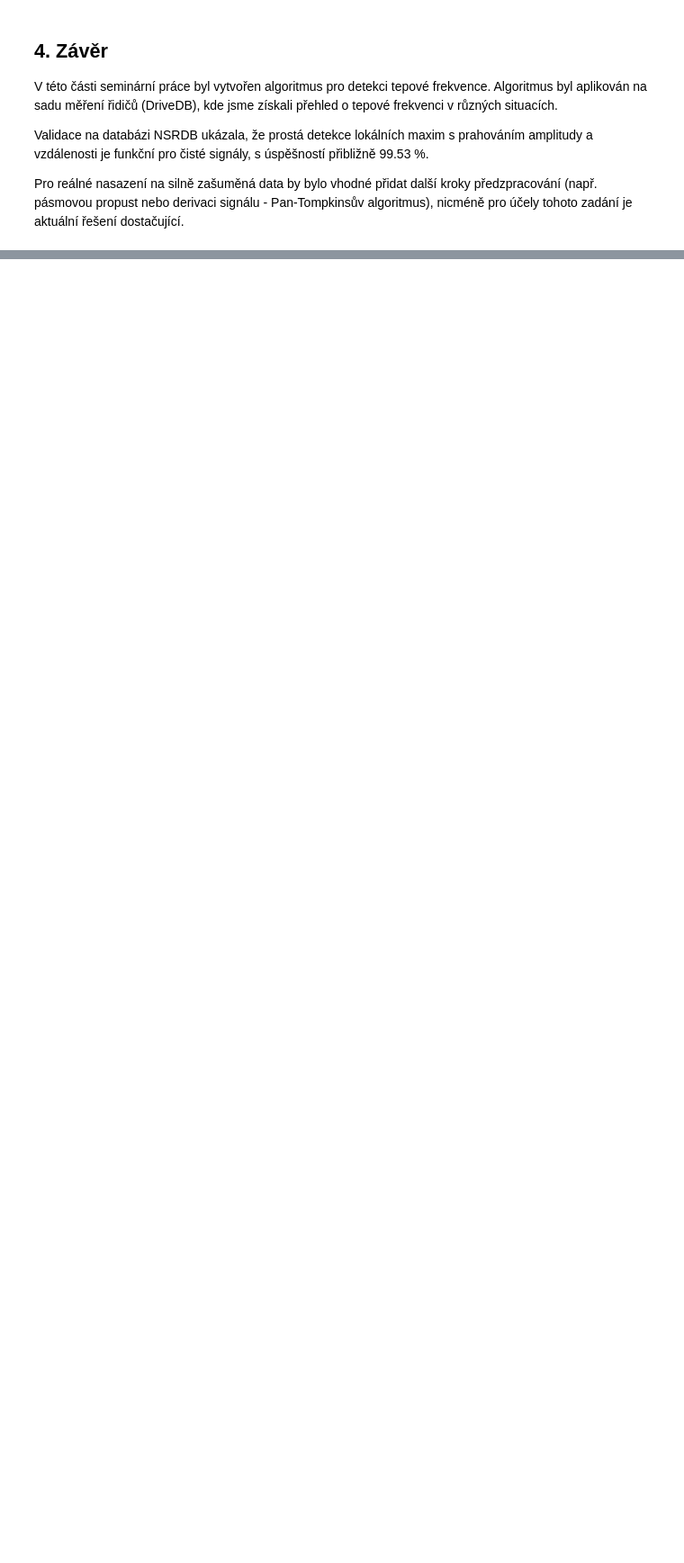
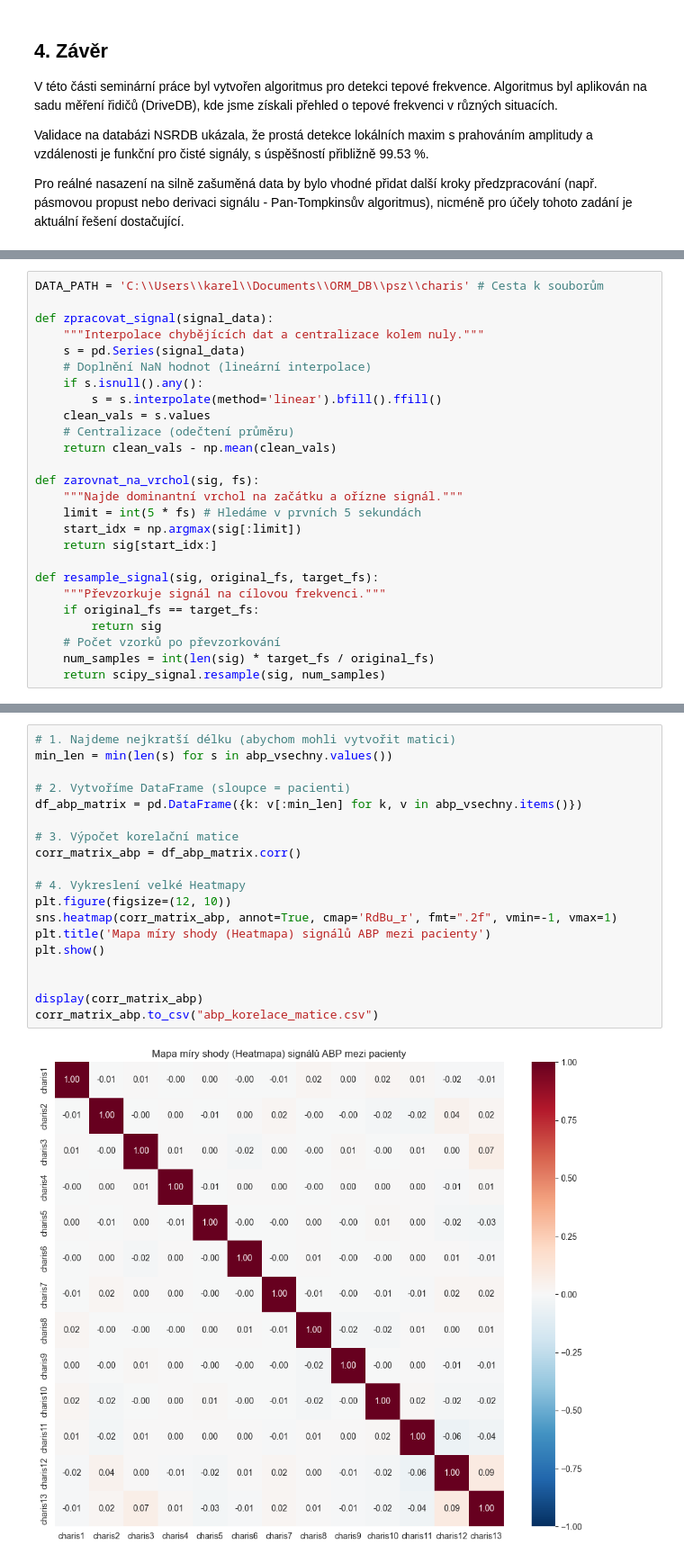
Before and after one commit to KarelMurgac/PZS, a Jupyter notebook: PZS - prvni sem prace.ipynb, the cells around one changed output, grey strips where cells are left out. Shown at 90% size. Saved outputs shown, nothing was run; the diff lists cells and outputs as text; blank space fills up the shorter version.

```diff
--- a/PZS - prvni sem prace.ipynb
+++ b/PZS - prvni sem prace.ipynb
@@ -299,0 +338,26 @@ Pro reálné nasazení na silně zašuměná data by bylo vhodné přidat dalš
+# %%
+DATA_PATH = 'C:\\Users\\karel\\Documents\\ORM_DB\\psz\\charis' # Cesta k souborům
+
+def zpracovat_signal(signal_data):
+    """Interpolace chybějících dat a centralizace kolem nuly."""
+    s = pd.Series(signal_data)
+    # Doplnění NaN hodnot (lineární interpolace)
+    if s.isnull().any():
+        s = s.interpolate(method='linear').bfill().ffill()
+    clean_vals = s.values
+    # Centralizace (odečtení průměru)
+    return clean_vals - np.mean(clean_vals)
+
+def zarovnat_na_vrchol(sig, fs):
+    """Najde dominantní vrchol na začátku a ořízne signál."""
+    limit = int(5 * fs) # Hledáme v prvních 5 sekundách
+    start_idx = np.argmax(sig[:limit])
+    return sig[start_idx:]
+
+def resample_signal(sig, original_fs, target_fs):
+    """Převzorkuje signál na cílovou frekvenci."""
+    if original_fs == target_fs:
+        return sig
+    # Počet vzorků po převzorkování
+    num_samples = int(len(sig) * target_fs / original_fs)
+    return scipy_signal.resample(sig, num_samples)
@@ -299,0 +523,21 @@ Pro reálné nasazení na silně zašuměná data by bylo vhodné přidat dalš
+# %%
+# 1. Najdeme nejkratší délku (abychom mohli vytvořit matici)
+min_len = min(len(s) for s in abp_vsechny.values())
+
+# 2. Vytvoříme DataFrame (sloupce = pacienti)
+df_abp_matrix = pd.DataFrame({k: v[:min_len] for k, v in abp_vsechny.items()})
+
+# 3. Výpočet korelační matice
+corr_matrix_abp = df_abp_matrix.corr()
+
+# 4. Vykreslení velké Heatmapy
+plt.figure(figsize=(12, 10))
+sns.heatmap(corr_matrix_abp, annot=True, cmap='RdBu_r', fmt=".2f", vmin=-1, vmax=1)
+plt.title('Mapa míry shody (Heatmapa) signálů ABP mezi pacienty')
+plt.show()
+
+
+display(corr_matrix_abp)
+corr_matrix_abp.to_csv("abp_korelace_matice.csv")
+# %% [output]
+[figure, added]
```
Also changed, not shown: parts of 16 cells of this notebook.
